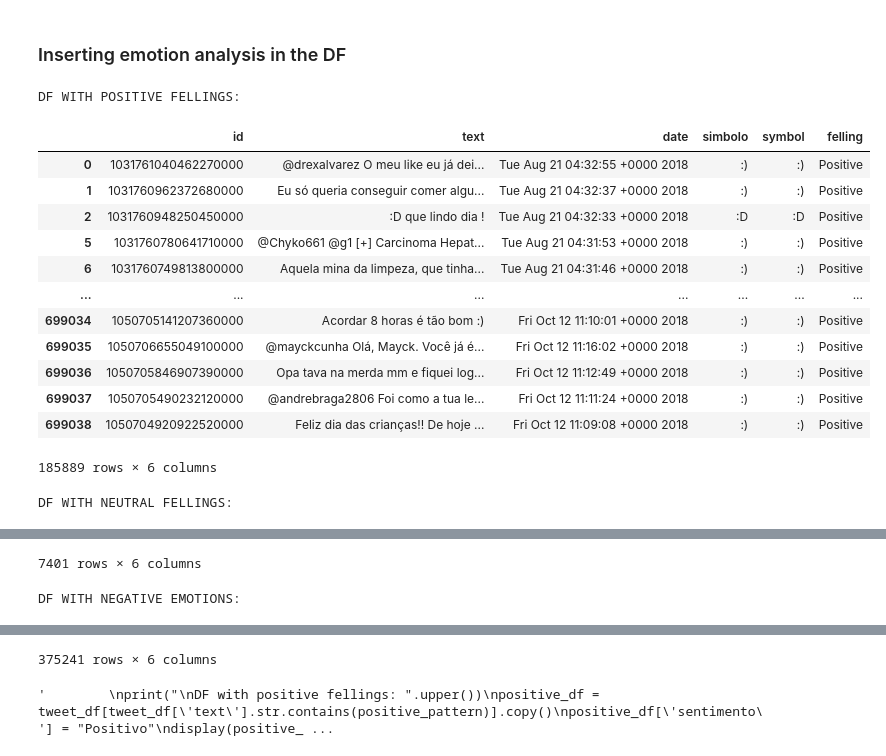
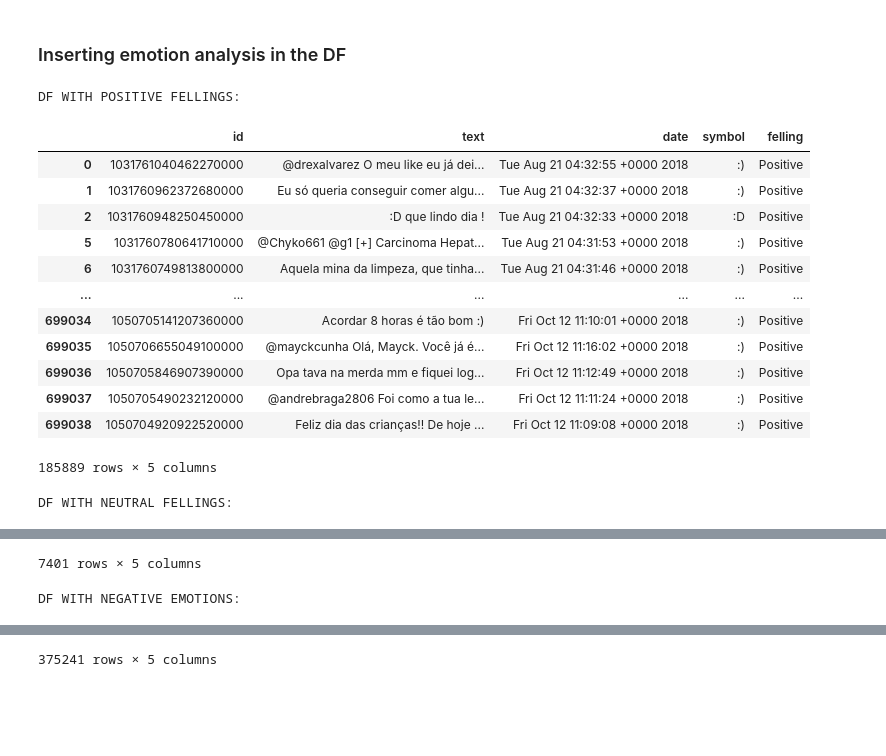
Before and after one commit to pablomassirer/Data-Sentiment-Analysis, a Jupyter notebook: main.ipynb, the cells around one changed output, grey strips where cells are left out. Cells and saved outputs as stored; diff of their text form; code cells hidden in the pictures; blank space fills up the shorter version.

```diff
--- a/main.ipynb
+++ b/main.ipynb
@@ -27,7 +39,6 @@ string_tabela_emocoes = df_tabela_emocoes.values
 lista_string_raw = []
 lista_string_constructed = []
 dic_tweet = {}
-util = utilitarios()
 for item_e in string_tabela_emocoes:
     lista_string_raw.append(item_e[0].split('","'))
 for item_r in lista_string_raw:
@@ -40,23 +51,15 @@ for item_r in lista_string_raw:
         lista_string_constructed.append(string_constructed)
 for item_c in lista_string_constructed:
         if len(dic_tweet) == 0:
-            dic_tweet['id'] = []
-            dic_tweet['text'] = []
-            dic_tweet['date'] = []
-            dic_tweet['simbolo'] = []
-            dic_tweet['sentimento'] = []
+            dic_tweet['id'], dic_tweet['text'], dic_tweet['date'] = [], [], []
+            dic_tweet['simbolo'], dic_tweet['sentimento'] = [], []
+
             dic_tweet['notOk'] = {}
-            dic_tweet['notOk']['id'] = []
-            dic_tweet['notOk']['text'] = []
-            dic_tweet['notOk']['content'] = []
+            dic_tweet['notOk']['id'], dic_tweet['notOk']['text'], dic_tweet['notOk']['content'] = [], [], []
         elif len(item_c) == 3:
             dic_tweet['id'] += [item_c[0]]
             dic_tweet['text'] += [item_c[1]]
             dic_tweet['date'] += [item_c[2]]
-            #simbolo = util.simbolos(item_c[1])
-            #sentimento = util.sentimentos()
-            #dic_tweet['simbolo'] += [simbolo]
-            #dic_tweet['sentimento'] += [sentimento]
         elif len(item_c) == 2:
             dic_tweet['notOk']['id'] += [item_c[0]]
             dic_tweet['notOk']['text'] += [item_c[1]]
@@ -68,7 +71,7 @@ dict_tweet_constructed = {"id": dic_tweet['id'], "text": dic_tweet['text'],
 dict_tweet_constructed_nok = {"id": dic_tweet['notOk']['id'], 'text': dic_tweet['notOk']['text']}
 tweet_df = pd.DataFrame(data=dict_tweet_constructed, columns=['id', 'text', 'date'])
 tweet_df_not_ok = pd.DataFrame(data=dict_tweet_constructed_nok, columns=['id', 'text'])
-print("DF with all data: ")
+print("\nDF with all data: ")
 display(tweet_df)
 print("DF with data loss: ")
 display(tweet_df_not_ok)
@@ -76,74 +108,48 @@ display(tweet_df_not_ok)
 ### Inserting emotion analysis in the DF
 # %%
 positive_symbols = [ ":)", ": )", ":D", "xD", ":-)"]
-#positive_symbol_esc = [ " :\) ", " : \) ", " :D ", " xD ", " :-\) "]
-#positive_pattern = "|".join(positive_symbol_esc)
-positive_pattern = "|".join(positive_symbols)
+negative_symbols = [ ":/", ":(", ":-(", ":´)", ":´´)", ":´("]
 neutral_symbols = [ ':V', ':P', ':/']
-neutral_pattern = "|".join(neutral_symbols)
-negative_symbols = [ ":/", ":(", ":-(", ":´)", ":´´)", ":´("]
-negative_symbols_esc = [ ":/", ":\(", ":-\(", ":´\)", ":´´\)", ":´\("]
-#negative_pattern = "|".join(negative_symbols_esc)
-negative_pattern = "|".join(negative_symbols_esc)
+
 symbols = [ ":)", ": )", ":D", "xD", ":-)", ':V', ':P', ':/',
                         ":/", ":(", ":-(", ":´)", ":´´)", ":´("]
 
 def symbol_matcher(text):
         splited_text = text.split()
         symbol_backwards = splited_text[-1::-1]
         for item in symbol_backwards:
             if item in symbols:
                 return item
 def felling_matcher(item):
         if item in positive_symbols:
                 return "Positive"
         elif item in neutral_symbols:
                 return "Neutral"
         elif item in negative_symbols:
                 return "Negative"
 
 tweet_df['symbol'] = tweet_df['text'].apply(symbol_matcher)
 tweet_df['felling'] = tweet_df['symbol'].apply(felling_matcher)
 
 print("\nDF with positive fellings: ".upper())
 display(tweet_df.query('felling == "Positive"'))
 print("DF with neutral fellings: ".upper())
 display(tweet_df.query('felling == "Neutral"'))
 print("DF with negative emotions: ".upper())
 display(tweet_df.query('felling == "Negative"'))
-
-# MiSC
-"""
-print("\nDF with positive fellings: ".upper())
-positive_df = tweet_df[tweet_df['text'].str.contains(positive_pattern)].copy()
-positive_df['sentimento'] = "Positivo"
-display(positive_df)
-
-print("DF with neutral fellings: ".upper())
-neutral_df = tweet_df[tweet_df['text'].str.contains(neutral_pattern)].copy()
-neutral_df['sentimento'] = "Neutro"
-display(neutral_df)
-
-print("DF with negative emotions: ".upper())
-negative_df = tweet_df[tweet_df['text'].str.contains(negative_pattern)].copy()
-negative_df = tweet_df.copy()
-negative_df['simbolo'] = negative_df['text'].apply(matcher)
-negative_df = negative_df[negative_df['simbolo'].str.contains(negative_pattern)]
-negative_df['sentimento'] = "Negativo"
-"""
 # %% [output]
 DF WITH POSITIVE FELLINGS:
-|  | id | text | date | simbolo | symbol | felling |
-| 0 | 1031761040462270000 | @drexalvarez O meu like eu já dei... | Tue Aug 21 04:32:55 +0000 2018 | :) | :) | Positive |
-| 1 | 1031760962372680000 | Eu só queria conseguir comer algu... | Tue Aug 21 04:32:37 +0000 2018 | :) | :) | Positive |
-| 2 | 1031760948250450000 | :D que lindo dia ! | Tue Aug 21 04:32:33 +0000 2018 | :D | :D | Positive |
-| 5 | 1031760780641710000 | @Chyko661 @g1 [+] Carcinoma Hepat... | Tue Aug 21 04:31:53 +0000 2018 | :) | :) | Positive |
-| 6 | 1031760749813800000 | Aquela mina da limpeza, que tinha... | Tue Aug 21 04:31:46 +0000 2018 | :) | :) | Positive |
-| ... | ... | ... | ... | ... | ... | ... |
-| 699034 | 1050705141207360000 | Acordar 8 horas é tão bom :) | Fri Oct 12 11:10:01 +0000 2018 | :) | :) | Positive |
-| 699035 | 1050706655049100000 | @mayckcunha Olá, Mayck. Você já é... | Fri Oct 12 11:16:02 +0000 2018 | :) | :) | Positive |
-| 699036 | 1050705846907390000 | Opa tava na merda mm e fiquei log... | Fri Oct 12 11:12:49 +0000 2018 | :) | :) | Positive |
-| 699037 | 1050705490232120000 | @andrebraga2806 Foi como a tua le... | Fri Oct 12 11:11:24 +0000 2018 | :) | :) | Positive |
-| 699038 | 1050704920922520000 | Feliz dia das crianças!! De hoje ... | Fri Oct 12 11:09:08 +0000 2018 | :) | :) | Positive |
+|  | id | text | date | symbol | felling |
+| 0 | 1031761040462270000 | @drexalvarez O meu like eu já dei... | Tue Aug 21 04:32:55 +0000 2018 | :) | Positive |
+| 1 | 1031760962372680000 | Eu só queria conseguir comer algu... | Tue Aug 21 04:32:37 +0000 2018 | :) | Positive |
+| 2 | 1031760948250450000 | :D que lindo dia ! | Tue Aug 21 04:32:33 +0000 2018 | :D | Positive |
+| 5 | 1031760780641710000 | @Chyko661 @g1 [+] Carcinoma Hepat... | Tue Aug 21 04:31:53 +0000 2018 | :) | Positive |
+| 6 | 1031760749813800000 | Aquela mina da limpeza, que tinha... | Tue Aug 21 04:31:46 +0000 2018 | :) | Positive |
+| ... | ... | ... | ... | ... | ... |
+| 699034 | 1050705141207360000 | Acordar 8 horas é tão bom :) | Fri Oct 12 11:10:01 +0000 2018 | :) | Positive |
+| 699035 | 1050706655049100000 | @mayckcunha Olá, Mayck. Você já é... | Fri Oct 12 11:16:02 +0000 2018 | :) | Positive |
+| 699036 | 1050705846907390000 | Opa tava na merda mm e fiquei log... | Fri Oct 12 11:12:49 +0000 2018 | :) | Positive |
+| 699037 | 1050705490232120000 | @andrebraga2806 Foi como a tua le... | Fri Oct 12 11:11:24 +0000 2018 | :) | Positive |
+| 699038 | 1050704920922520000 | Feliz dia das crianças!! De hoje ... | Fri Oct 12 11:09:08 +0000 2018 | :) | Positive |
-185889 rows × 6 columns
+185889 rows × 5 columns
 DF WITH NEUTRAL FELLINGS:
@@ -162,2 +168,2 @@ DF WITH NEUTRAL FELLINGS:
-7401 rows × 6 columns
+7401 rows × 5 columns
 DF WITH NEGATIVE EMOTIONS:
@@ -176,2 +182 @@ DF WITH NEGATIVE EMOTIONS:
-375241 rows × 6 columns
+375241 rows × 5 columns
-'        \nprint("\nDF with positive fellings: ".upper())\npositive_df = tweet_df[tweet_df[\'text\'].str.contains(positive_pattern)].copy()\npositive_df[\'sentimento\'] = "Positivo"\ndisplay(positive_ ...
```
Also changed, not shown: parts of 6 cells of this notebook.
